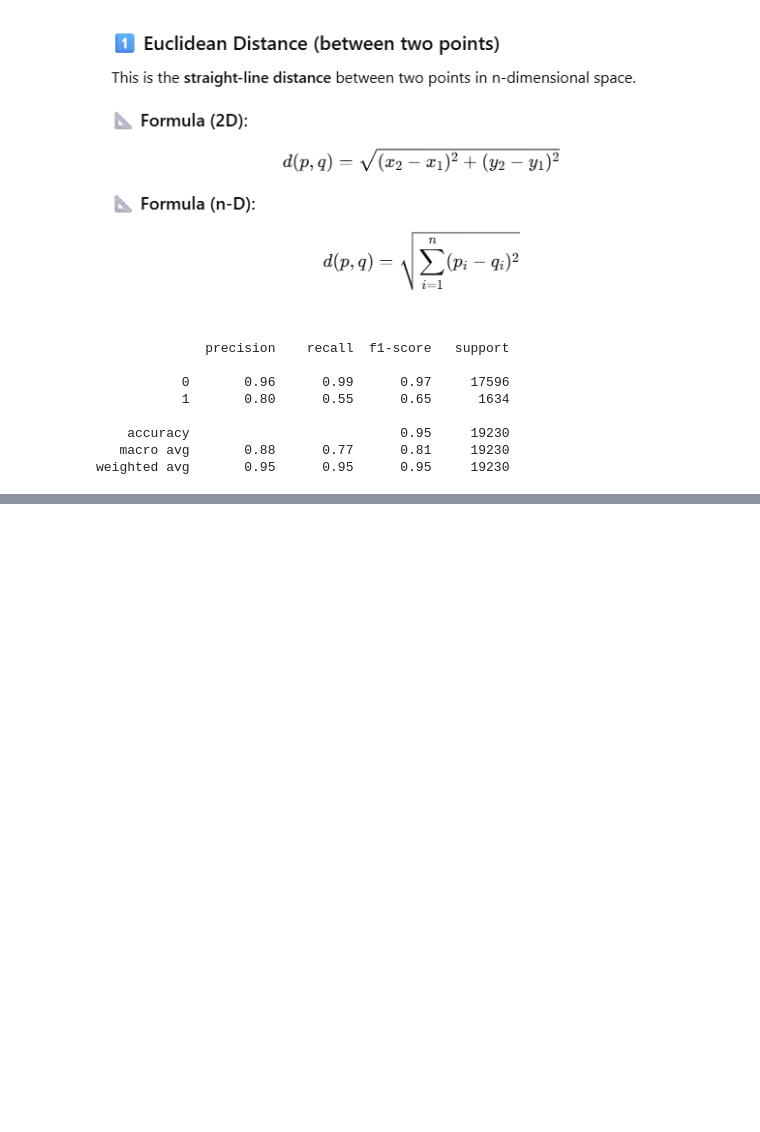
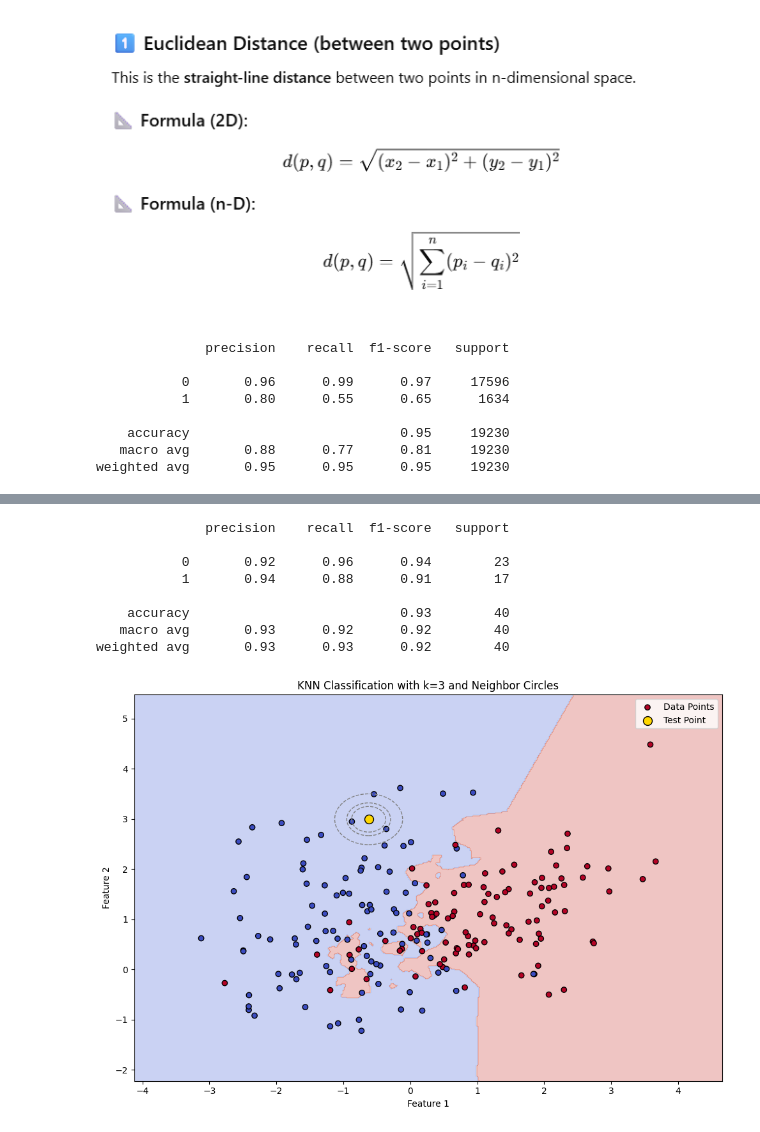
Before and after one commit to ArunK-ML/Learn---XG-Boost-KNN-SVM, a Jupyter notebook: model analysis_KNN.ipynb, the cells around one changed output, grey strips where cells are left out. Drawn from its saved outputs; the diff is of its cells as text; code cells hidden in the pictures; blank space fills up the shorter version.

```diff
--- a/model analysis_KNN.ipynb
+++ b/model analysis_KNN.ipynb
@@ -215,0 +265,69 @@ weighted avg       0.95      0.95      0.95     19230
+# %%
+import matplotlib.pyplot as plt
+from sklearn.datasets import make_classification
+from sklearn.neighbors import KNeighborsClassifier
+from sklearn.model_selection import train_test_split
+from sklearn.metrics import classification_report
+import numpy as np
+
+# 1. Generate synthetic 2D classification data
+x, y = make_classification(n_samples=200, n_features=2, n_informative=2,
+                           n_redundant=0, n_clusters_per_class=1, random_state=42)
+
+# 2. Split data into training and testing sets
+x_train, x_test, y_train, y_test = train_test_split(x, y, test_size=0.2, random_state=42)
+
+# 3. Train a KNN model
+k = 3
+knn = KNeighborsClassifier(n_neighbors=k)
+knn.fit(x_train, y_train)
+
+# 4. Predict and print classification report
+predictions = knn.predict(x_test)
+print(classification_report(y_test, predictions))
+
+# 5. Create meshgrid for decision boundary
+h = 0.02
+x_min, x_max = x[:, 0].min() - 1, x[:, 0].max() + 1
+y_min, y_max = x[:, 1].min() - 1, x[:, 1].max() + 1
+xx, yy = np.meshgrid(np.arange(x_min, x_max, h),
+                     np.arange(y_min, y_max, h))
+Z = knn.predict(np.c_[xx.ravel(), yy.ravel()])
+Z = Z.reshape(xx.shape)
+
+# 6. Plot decision boundary
+plt.figure(figsize=(10, 7))
+plt.contourf(xx, yy, Z, alpha=0.3, cmap='coolwarm')
+plt.scatter(x[:, 0], x[:, 1], c=y, cmap='coolwarm', edgecolor='k', label='Data Points')
+
+# 7. Highlight a test point
+test_point = x_test[0].reshape(1, -1)
+neighbors = knn.kneighbors(test_point, return_distance=False)
+neighbor_points = x_train[neighbors[0]]
+
+# Draw test point in gold
+plt.scatter(test_point[:, 0], test_point[:, 1], color='gold', edgecolor='black', s=100, label='Test Point')
+
+# Draw dashed gray circles to nearest neighbors
+for pt in neighbor_points:
+    radius = np.linalg.norm(test_point[0] - pt)
+    circle = plt.Circle(test_point[0], radius, color='gray', fill=False, linestyle='--')
+    plt.gca().add_artist(circle)
+
+# 8. Add plot labels and show
+plt.title(f"KNN Classification with k={k} and Neighbor Circles")
+plt.xlabel("Feature 1")
+plt.ylabel("Feature 2")
+plt.legend()
+plt.tight_layout()
+plt.show()
+# %% [output]
+              precision    recall  f1-score   support
+
+           0       0.92      0.96      0.94        23
+           1       0.94      0.88      0.91        17
+
+    accuracy                           0.93        40
+   macro avg       0.93      0.92      0.92        40
+weighted avg       0.93      0.93      0.92        40
+[figure, added]
```
Also changed, not shown: parts of 1 cell of this notebook.
